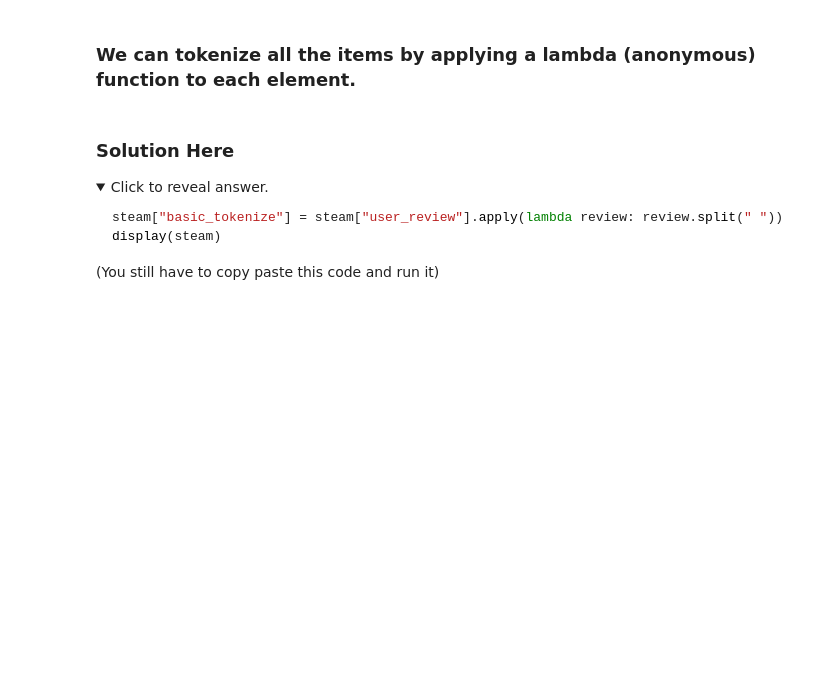
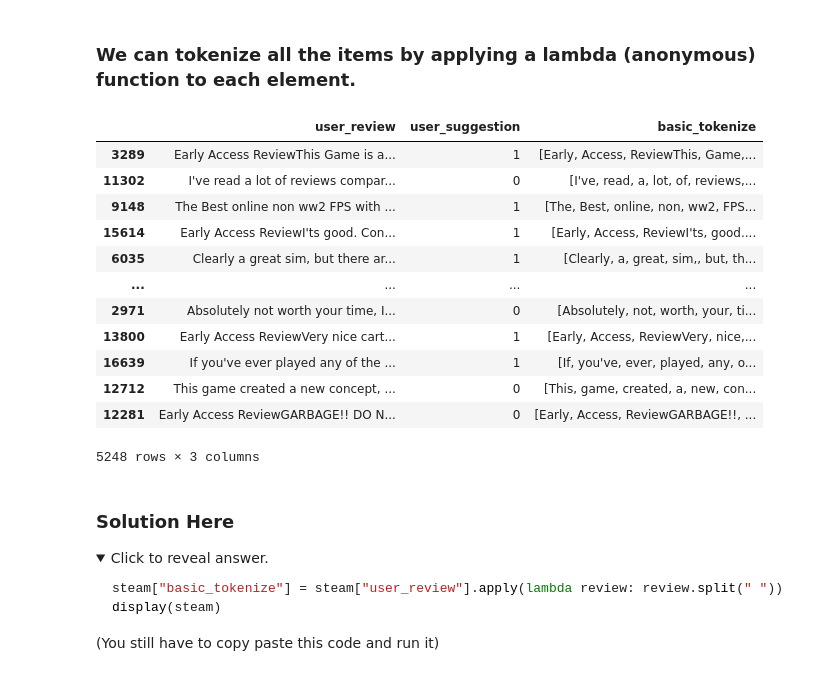
Before and after one commit to BO-HHS-CS/hhs-ws-bag-of-words, a Jupyter notebook: sentiment_analysis.ipynb, the cells around one changed output. Cells and saved outputs as stored; diff of their text form; code cells hidden in the pictures; folded sections open; blank space fills up the shorter version.

```diff
--- a/sentiment_analysis.ipynb
+++ b/sentiment_analysis.ipynb
@@ -84,8 +125,22 @@ add_one = lambda input_number: input_number + 1
 
 # Both these do the same thing.
 # %%
-steam["basic_tokenize"] = steam["user_review"].apply(lambda review: review #Apply your tokenization to the review variable here)
+steam["basic_tokenize"] = steam["user_review"].apply(lambda review: review.split()) #Apply your tokenization to the review variable here)
 display(steam)
+# %% [output]
+|  | user_review | user_suggestion | basic_tokenize |
+| 3289 | Early Access ReviewThis Game is a... | 1 | [Early, Access, ReviewThis, Game,... |
+| 11302 | I've read a lot of reviews compar... | 0 | [I've, read, a, lot, of, reviews,... |
+| 9148 | The Best online non ww2 FPS with ... | 1 | [The, Best, online, non, ww2, FPS... |
+| 15614 | Early Access ReviewI'ts good. Con... | 1 | [Early, Access, ReviewI'ts, good.... |
+| 6035 | Clearly a great sim, but there ar... | 1 | [Clearly, a, great, sim,, but, th... |
+| ... | ... | ... | ... |
+| 2971 | Absolutely not worth your time, I... | 0 | [Absolutely, not, worth, your, ti... |
+| 13800 | Early Access ReviewVery nice cart... | 1 | [Early, Access, ReviewVery, nice,... |
+| 16639 | If you've ever played any of the ... | 1 | [If, you've, ever, played, any, o... |
+| 12712 | This game created a new concept, ... | 0 | [This, game, created, a, new, con... |
+| 12281 | Early Access ReviewGARBAGE!! DO N... | 0 | [Early, Access, ReviewGARBAGE!!, ... |
+5248 rows × 3 columns
 # %% [markdown]
 ### Solution Here
 <details>
```
Also changed, not shown: parts of 25 cells of this notebook, 7 other files.
